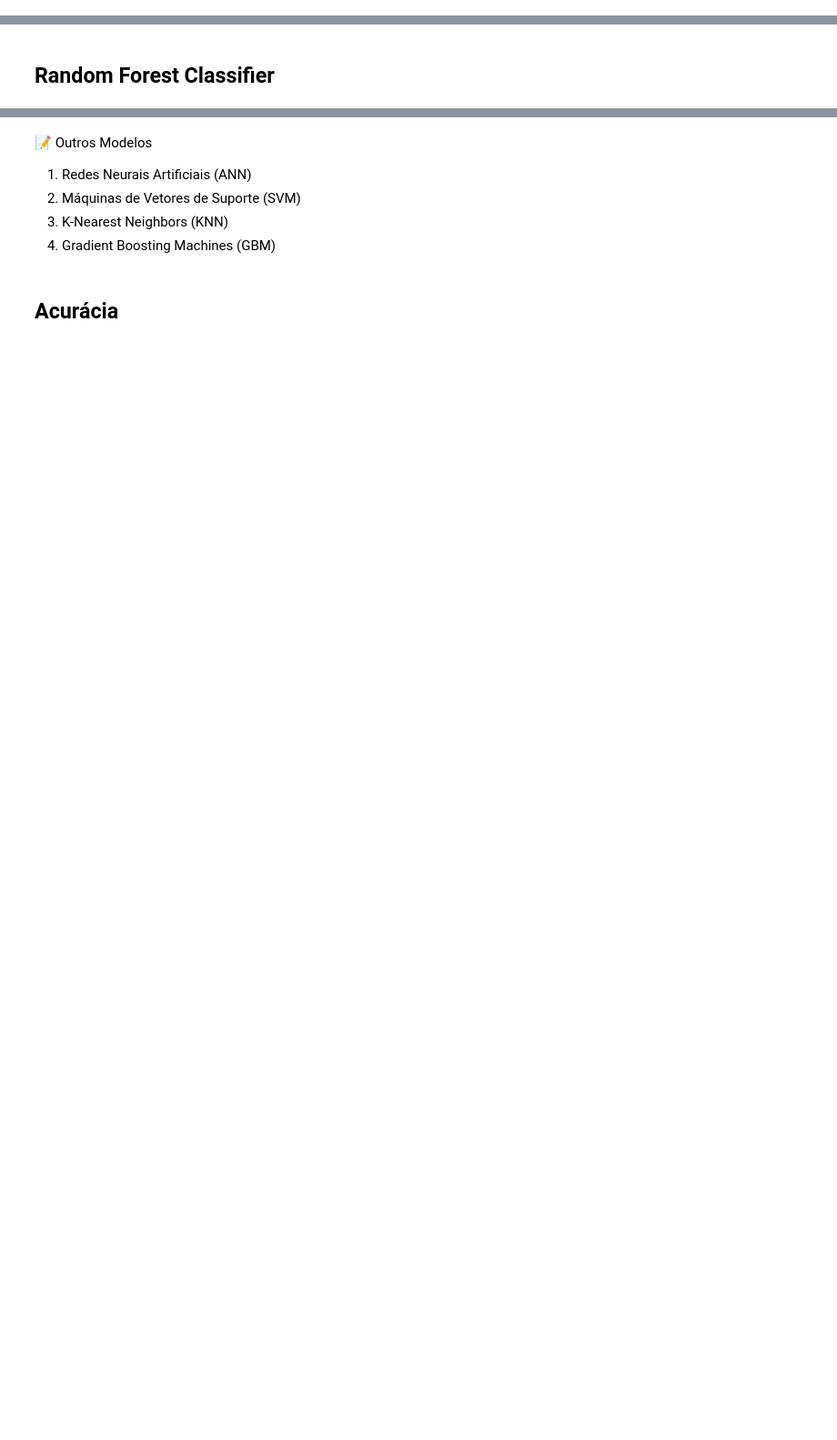
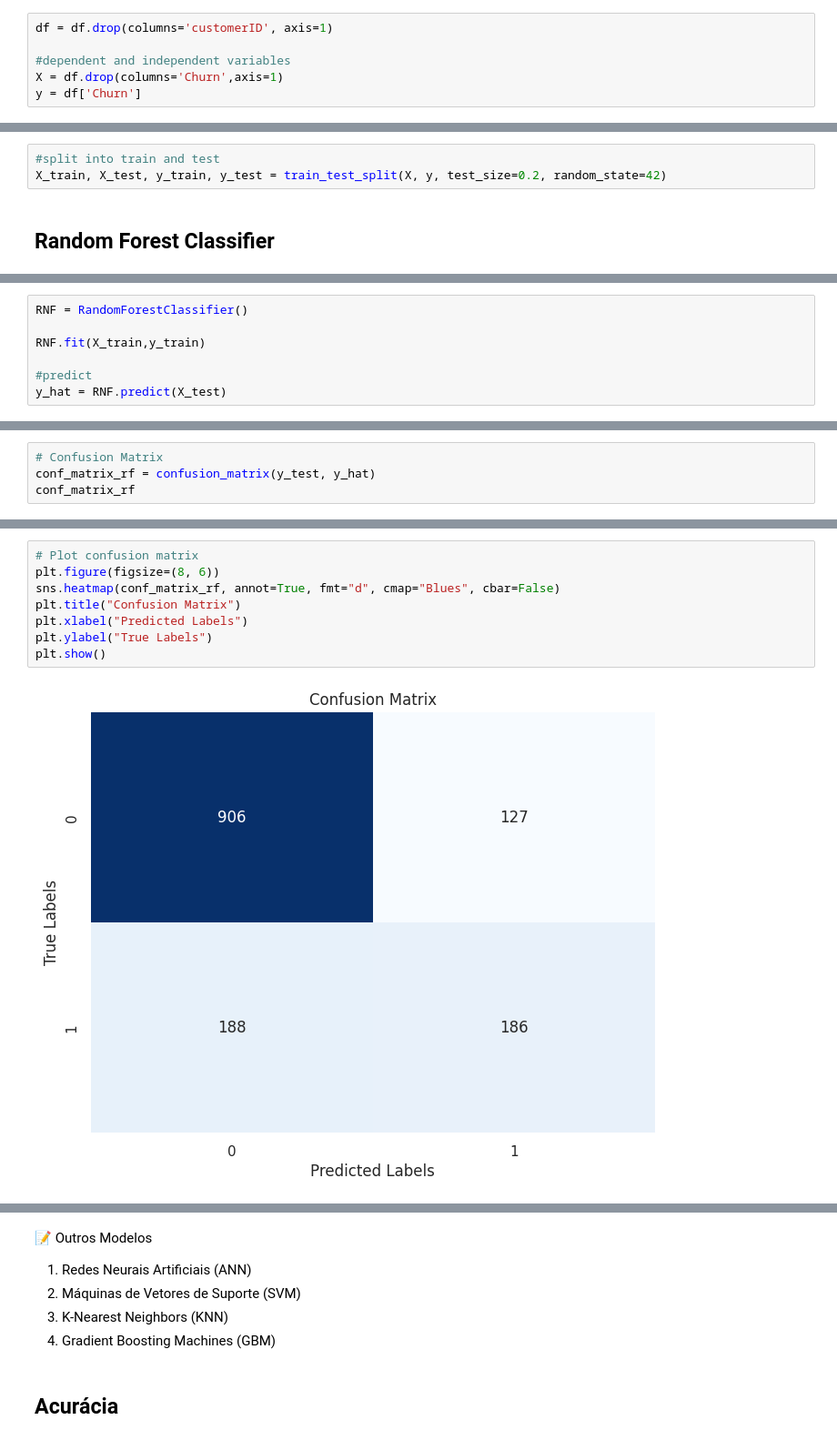
Before and after one commit to daianeklein/dnc, a Jupyter notebook: Telemarketing_churn.ipynb, the cells around one changed output, grey strips where cells are left out. Shown at 91% size. Saved outputs shown, nothing was run; the diff lists cells and outputs as text; blank space fills up the shorter version.

```diff
--- a/Telemarketing_churn.ipynb
+++ b/Telemarketing_churn.ipynb
@@ -538,3 +539,9 @@ df.head()
 | 4 | 9237-HQITU | 0 | 0 | -0.586957 | 1 | 0 | 1 | ... |
 # %% [markdown]
 # Machine Learning Models
+# %%
+df = df.drop(columns='customerID', axis=1)
+
+#dependent and independent variables
+X = df.drop(columns='Churn',axis=1)
+y = df['Churn']
@@ -541,5 +566,8 @@ df.head()
 # %% [markdown]
 ## Train Test Split
+# %%
+#split into train and test
+X_train, X_test, y_train, y_test = train_test_split(X, y, test_size=0.2, random_state=42)
 # %% [markdown]
 ## Random Forest Classifier
 # %% [markdown]
@@ -559,0 +578,7 @@ Referência: [Decision-Tree Classifier Tutorial](https://www.kaggle.com/code/pra
+# %%
+RNF = RandomForestClassifier()
+
+RNF.fit(X_train,y_train)
+
+#predict
+y_hat = RNF.predict(X_test)
@@ -559,0 +591,4 @@ Referência: [Decision-Tree Classifier Tutorial](https://www.kaggle.com/code/pra
+# %%
+# Confusion Matrix
+conf_matrix_rf = confusion_matrix(y_test, y_hat)
+conf_matrix_rf
@@ -559,0 +598,10 @@ Referência: [Decision-Tree Classifier Tutorial](https://www.kaggle.com/code/pra
+# %%
+# Plot confusion matrix
+plt.figure(figsize=(8, 6))
+sns.heatmap(conf_matrix_rf, annot=True, fmt="d", cmap="Blues", cbar=False)
+plt.title("Confusion Matrix")
+plt.xlabel("Predicted Labels")
+plt.ylabel("True Labels")
+plt.show()
+# %% [output]
+[figure, added]
```
Also changed, not shown: parts of 14 cells of this notebook.
